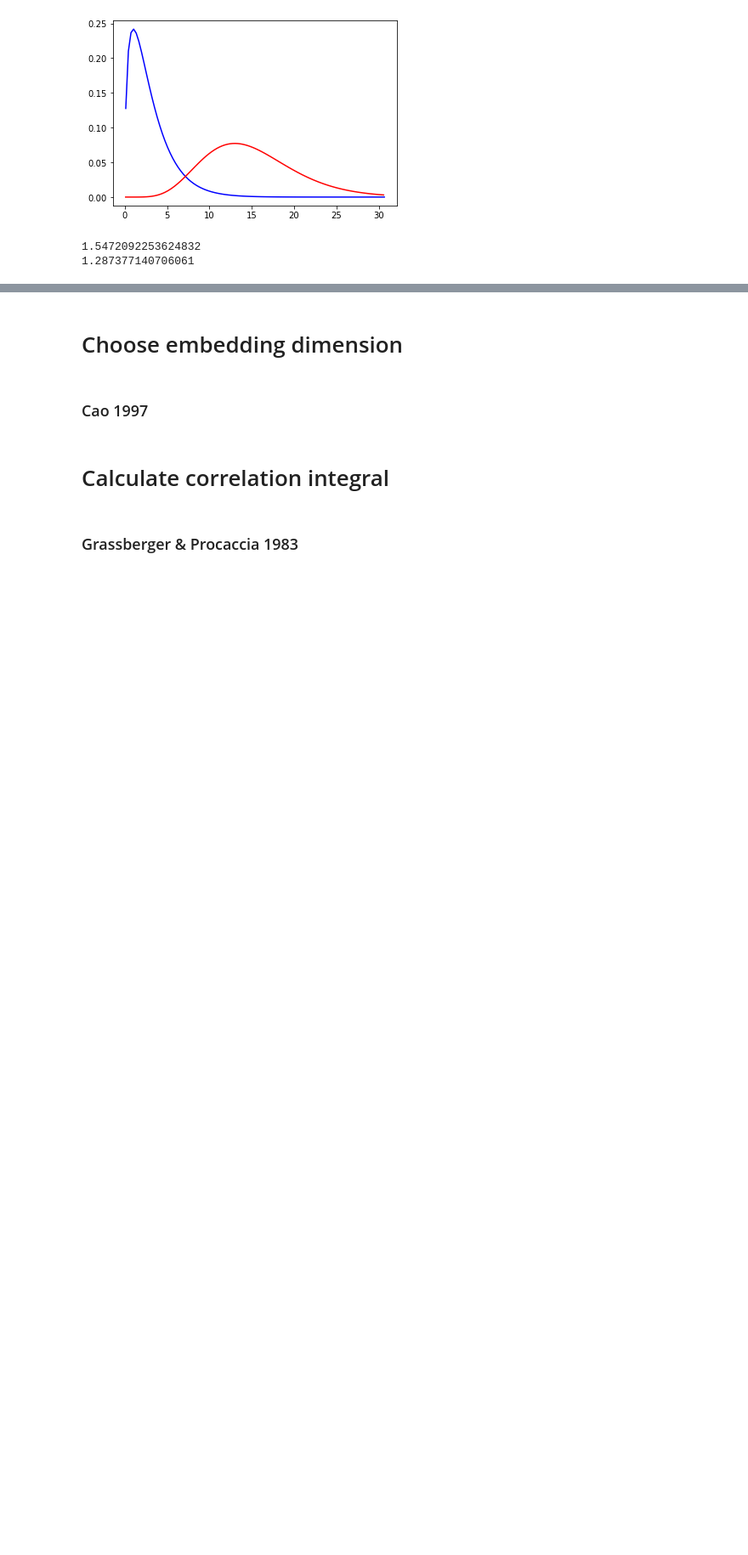
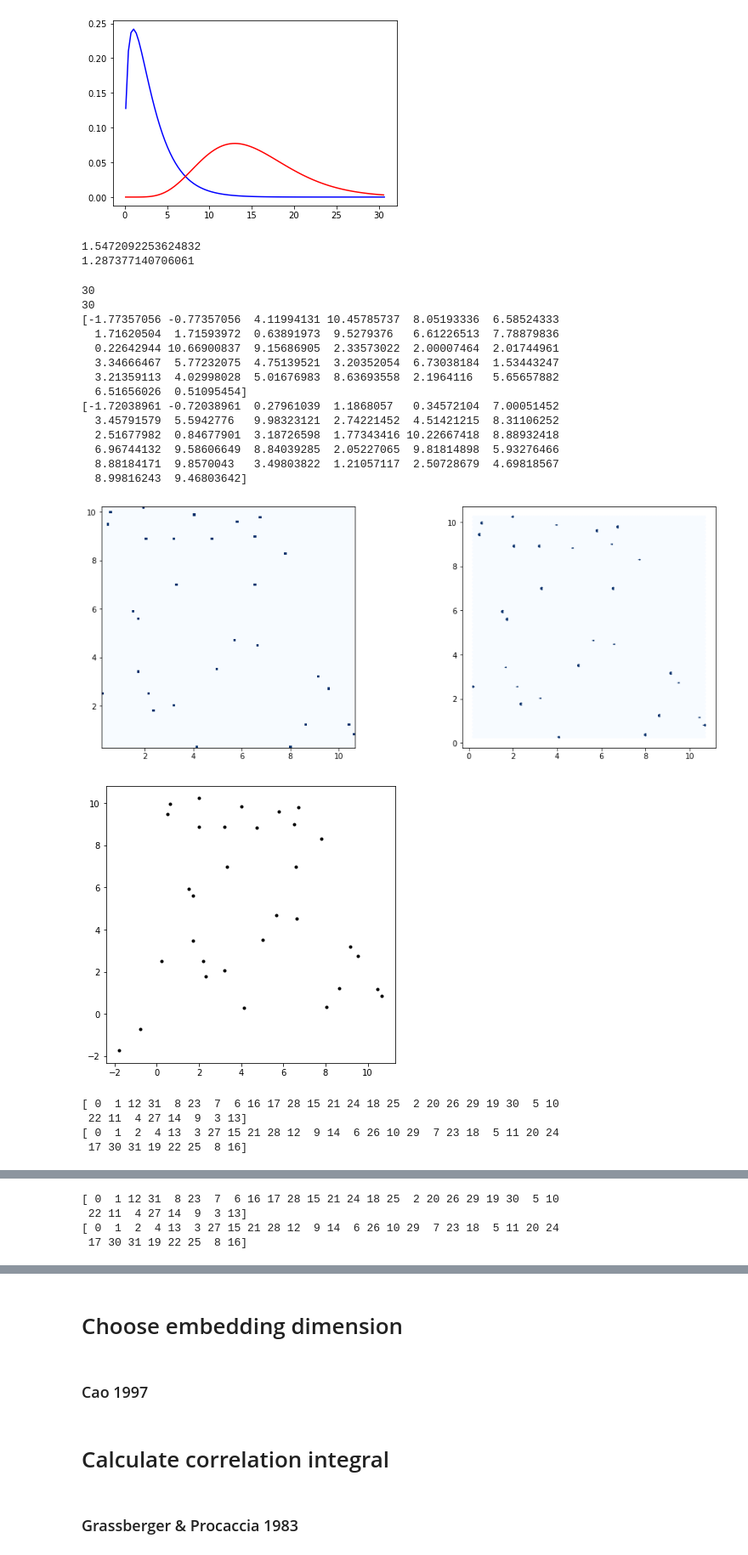
Before and after one commit to esandford/starspot_chaos, a Jupyter notebook: syntheticSignals.ipynb, the cells around one changed output, grey strips where cells are left out. Shown at 85% size. Saved outputs shown, nothing was run; the diff lists cells and outputs as text; code cells hidden in the pictures; blank space fills up the shorter version.

```diff
--- a/syntheticSignals.ipynb
+++ b/syntheticSignals.ipynb
@@ -527,0 +641,28 @@ print(chi2.ppf(0.8,df=15)/15) #reduced chi squared (FS86 eq 22)
+# %%
+np.random.seed(42)
+testRandom1 = np.random.uniform(0,11,size=128)
+
+bin2D(timeSeries=testRandom1, tauIdx = 98,plotTitle=None)
+
+FS86(timeSeries=testRandom1,tauIdx = 98)
+# %% [output]
+30
+30
+[-1.77357056 -0.77357056  4.11994131 10.45785737  8.05193336  6.58524333
+  1.71620504  1.71593972  0.63891973  9.5279376   6.61226513  7.78879836
+  0.22642944 10.66900837  9.15686905  2.33573022  2.00007464  2.01744961
+  3.34666467  5.77232075  4.75139521  3.20352054  6.73038184  1.53443247
+  3.21359113  4.02998028  5.01676983  8.63693558  2.1964116   5.65657882
+  6.51656026  0.51095454]
+[-1.72038961 -0.72038961  0.27961039  1.1868057   0.34572104  7.00051452
+  3.45791579  5.5942776   9.98323121  2.74221452  4.51421215  8.31106252
+  2.51677982  0.84677901  3.18726598  1.77343416 10.22667418  8.88932418
+  6.96744132  9.58606649  8.84039285  2.05227065  9.81814898  5.93276466
+  8.88184171  9.8570043   3.49803822  1.21057117  2.50728679  4.69818567
+  8.99816243  9.46803642]
+[figure, added]
+[figure, added]
+[ 0  1 12 31  8 23  7  6 16 17 28 15 21 24 18 25  2 20 26 29 19 30  5 10
+ 22 11  4 27 14  9  3 13]
+[ 0  1  2  4 13  3 27 15 21 28 12  9 14  6 26 10 29  7 23 18  5 11 20 24
+ 17 30 31 19 22 25  8 16]
@@ -527,0 +670,4 @@ print(chi2.ppf(0.8,df=15)/15) #reduced chi squared (FS86 eq 22)
+[ 0  1 12 31  8 23  7  6 16 17 28 15 21 24 18 25  2 20 26 29 19 30  5 10
+ 22 11  4 27 14  9  3 13]
+[ 0  1  2  4 13  3 27 15 21 28 12  9 14  6 26 10 29  7 23 18  5 11 20 24
+ 17 30 31 19 22 25  8 16]
```
Also changed, not shown: parts of 2 cells of this notebook.
